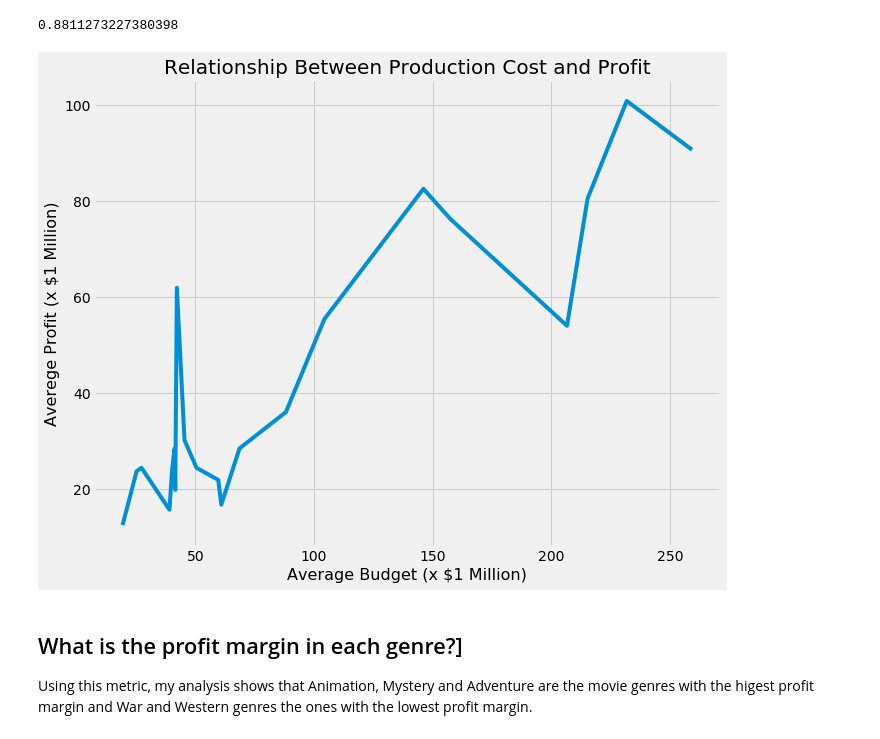
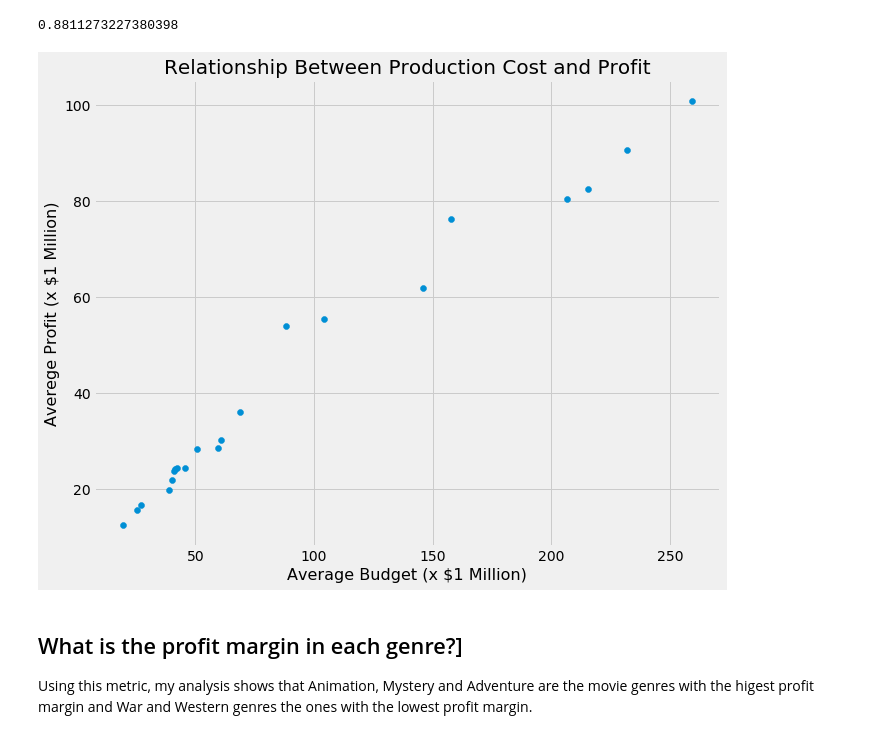
Before and after one commit to dendar/Movie-Trends-Analysis, a Jupyter notebook: data_modeling.ipynb, the cells around one changed output. Cells and saved outputs as stored; diff of their text form; code cells hidden in the pictures.

```diff
--- a/data_modeling.ipynb
+++ b/data_modeling.ipynb
@@ -246,15 +246,15 @@ cor
 # %%
 plt.style.use('fivethirtyeight')
 plt.figure(figsize = (10, 8))
 
-sns.lineplot(profit_mean, production_mean)
+plt.scatter(profit_mean, production_mean)
 plt.title("Relationship Between Production Cost and Profit", fontsize= 20)
 plt.xlabel("Average Budget (x $1 Million)", fontsize=16)
 plt.ylabel("Averege Profit (x $1 Million)", fontsize=16);
 
 #fig.savefig("corr_budget_Profit.png", transparent = False,facecolor= "white", dpi = 100, bbox_inches = "tight");
 # %% [output]
-[figure, old version]
+[figure, new version]
 # %% [markdown]
 ## <a id = "5" >What is the profit margin in each genre?]</a>
 
```
Also changed, not shown: parts of 2 cells of this notebook, 13 other files.
